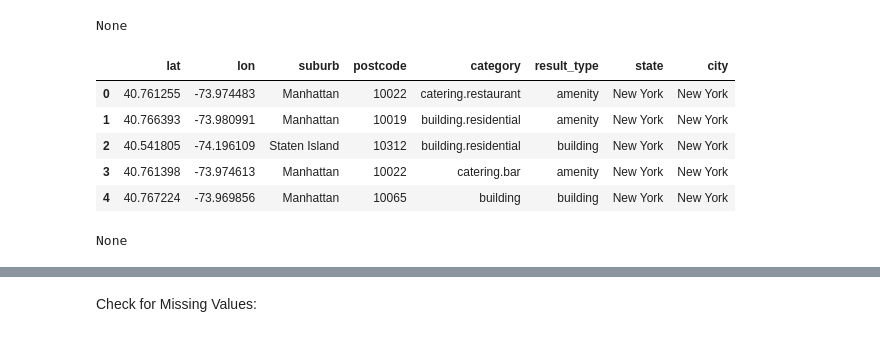
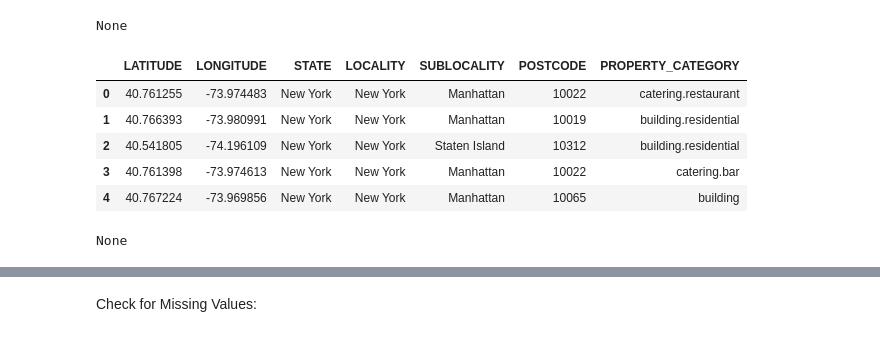
Before and after one commit to avineets87/housing-price-analysis, a Jupyter notebook: data_processing.ipynb, the cells around one changed output, grey strips where cells are left out. Drawn from its saved outputs; the diff is of its cells as text; code cells hidden in the pictures.

```diff
--- a/data_processing.ipynb
+++ b/data_processing.ipynb
@@ -8,23 +5,23 @@ from sklearn.preprocessing import OneHotEncoder
 # %%
 #read and display data
 df1 =pd.read_csv("resources/NY-House-Dataset.csv")
-df2 = pd.read_csv('resources/housing_additional_data_file.csv')
+df2 = pd.read_csv('resources/housing_geocode_extraction.csv')
 print(display(df1.head(5)))
 print(display(df2.head(5)))
 # %% [output]
 |  | BROKERTITLE | TYPE | PRICE | BEDS | BATH | PROPERTYSQFT | ADDRESS | STATE | MAIN_ADDRESS | ... |
 | 0 | Brokered by Douglas Elliman -111 ... | Condo for sale | 315000 | 2 | 2.000000 | 1400.0 | 2 E 55th St Unit 803 | New York, NY 10022 | 2 E 55th St Unit 803New York, NY ... | ... |
 | 1 | Brokered by Serhant | Condo for sale | 195000000 | 7 | 10.000000 | 17545.0 | Central Park Tower Penthouse-217 ... | New York, NY 10019 | Central Park Tower Penthouse-217 ... | ... |
 | 2 | Brokered by Sowae Corp | House for sale | 260000 | 4 | 2.000000 | 2015.0 | 620 Sinclair Ave | Staten Island, NY 10312 | 620 Sinclair AveStaten Island, NY... | ... |
 | 3 | Brokered by COMPASS | Condo for sale | 69000 | 3 | 1.000000 | 445.0 | 2 E 55th St Unit 908W33 | Manhattan, NY 10022 | 2 E 55th St Unit 908W33Manhattan,... | ... |
 | 4 | Brokered by Sotheby's Internation... | Townhouse for sale | 55000000 | 7 | 2.373861 | 14175.0 | 5 E 64th St | New York, NY 10065 | 5 E 64th StNew York, NY 10065 | ... |
 None
-|  | lat | lon | suburb | postcode | category | result_type | state | city |
-| 0 | 40.761255 | -73.974483 | Manhattan | 10022 | catering.restaurant | amenity | New York | New York |
-| 1 | 40.766393 | -73.980991 | Manhattan | 10019 | building.residential | amenity | New York | New York |
-| 2 | 40.541805 | -74.196109 | Staten Island | 10312 | building.residential | building | New York | New York |
-| 3 | 40.761398 | -73.974613 | Manhattan | 10022 | catering.bar | amenity | New York | New York |
-| 4 | 40.767224 | -73.969856 | Manhattan | 10065 | building | building | New York | New York |
+|  | LATITUDE | LONGITUDE | STATE | LOCALITY | SUBLOCALITY | POSTCODE | PROPERTY_CATEGORY |
+| 0 | 40.761255 | -73.974483 | New York | New York | Manhattan | 10022 | catering.restaurant |
+| 1 | 40.766393 | -73.980991 | New York | New York | Manhattan | 10019 | building.residential |
+| 2 | 40.541805 | -74.196109 | New York | New York | Staten Island | 10312 | building.residential |
+| 3 | 40.761398 | -73.974613 | New York | New York | Manhattan | 10022 | catering.bar |
+| 4 | 40.767224 | -73.969856 | New York | New York | Manhattan | 10065 | building |
 None
 # %%
 # Clean sublocality and state columns in both datasets
```
Also changed, not shown: parts of 52 cells of this notebook, 2 other files.
